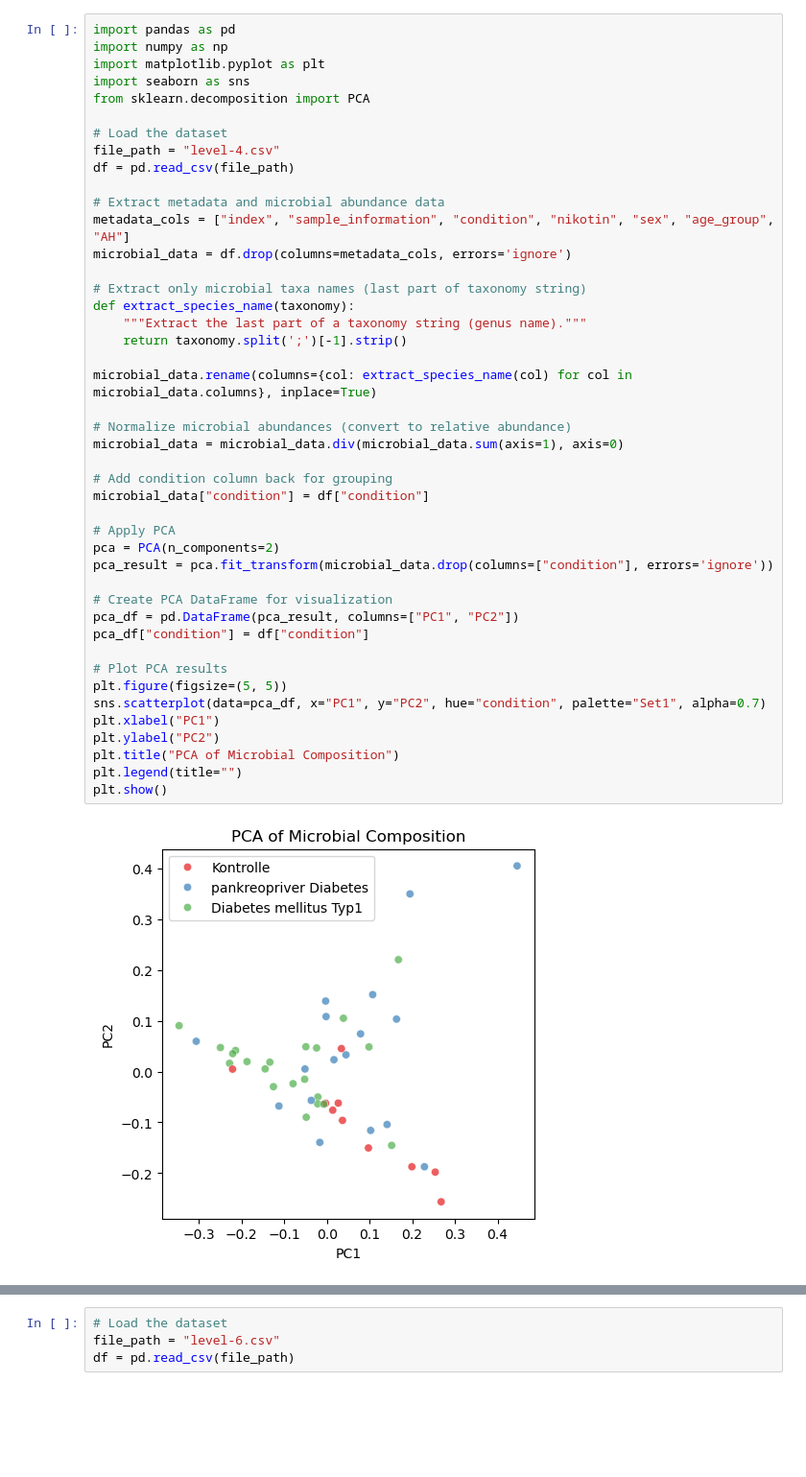
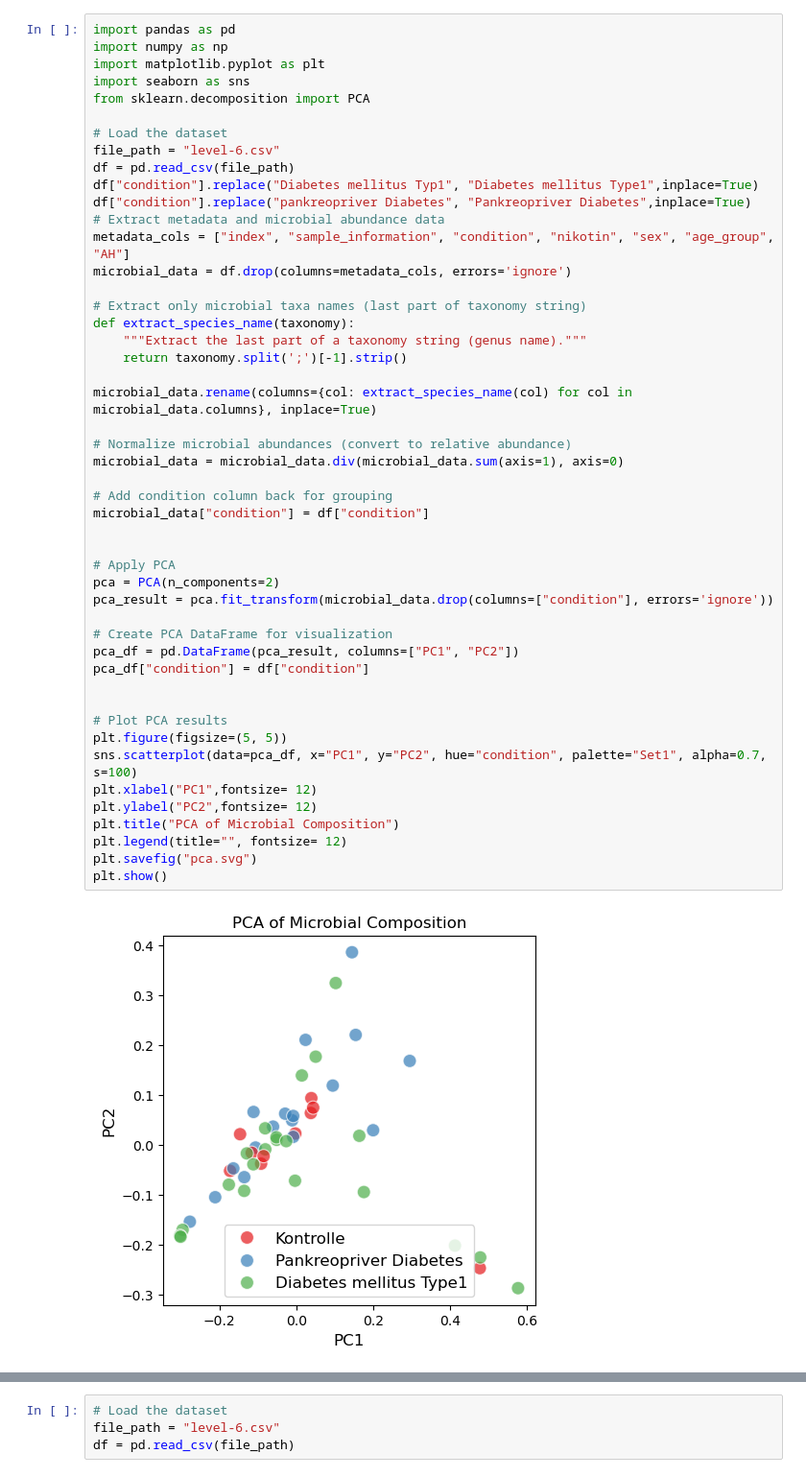
Before and after one commit to ErikaKvalem/Effenberger-Diabetes, a Jupyter notebook: 02-scripts/microbial_diffs_pdm_dm.ipynb, the cells around one changed output, grey strips where cells are left out. Shown at 96% size. Drawn from its saved outputs; the diff is of its cells as text; blank space fills up the shorter version.

```diff
--- a/02-scripts/microbial_diffs_pdm_dm.ipynb
+++ b/02-scripts/microbial_diffs_pdm_dm.ipynb
@@ -6,41 +6,45 @@ import seaborn as sns
 from sklearn.decomposition import PCA
 
 # Load the dataset
-file_path = "level-4.csv"
+file_path = "level-6.csv"
 df = pd.read_csv(file_path)
-
+df["condition"].replace("Diabetes mellitus Typ1", "Diabetes mellitus Type1",inplace=True)
+df["condition"].replace("pankreopriver Diabetes", "Pankreopriver Diabetes",inplace=True)
 # Extract metadata and microbial abundance data
 metadata_cols = ["index", "sample_information", "condition", "nikotin", "sex", "age_group", "AH"]
 microbial_data = df.drop(columns=metadata_cols, errors='ignore')
 
 # Extract only microbial taxa names (last part of taxonomy string)
 def extract_species_name(taxonomy):
     """Extract the last part of a taxonomy string (genus name)."""
     return taxonomy.split(';')[-1].strip()
 
 microbial_data.rename(columns={col: extract_species_name(col) for col in microbial_data.columns}, inplace=True)
 
 # Normalize microbial abundances (convert to relative abundance)
 microbial_data = microbial_data.div(microbial_data.sum(axis=1), axis=0)
 
 # Add condition column back for grouping
 microbial_data["condition"] = df["condition"]
 
+
 # Apply PCA
 pca = PCA(n_components=2)
 pca_result = pca.fit_transform(microbial_data.drop(columns=["condition"], errors='ignore'))
 
 # Create PCA DataFrame for visualization
 pca_df = pd.DataFrame(pca_result, columns=["PC1", "PC2"])
 pca_df["condition"] = df["condition"]
 
+
 # Plot PCA results
 plt.figure(figsize=(5, 5))
-sns.scatterplot(data=pca_df, x="PC1", y="PC2", hue="condition", palette="Set1", alpha=0.7)
-plt.xlabel("PC1")
-plt.ylabel("PC2")
+sns.scatterplot(data=pca_df, x="PC1", y="PC2", hue="condition", palette="Set1", alpha=0.7, s=100)
+plt.xlabel("PC1",fontsize= 12)
+plt.ylabel("PC2",fontsize= 12)
 plt.title("PCA of Microbial Composition")
-plt.legend(title="")
+plt.legend(title="", fontsize= 12)
+plt.savefig("pca.svg")
 plt.show()
 # %% [output]
-[figure, old version]
+[figure, new version]
```
Also changed, not shown: parts of 15 cells of this notebook, 1 other file.
